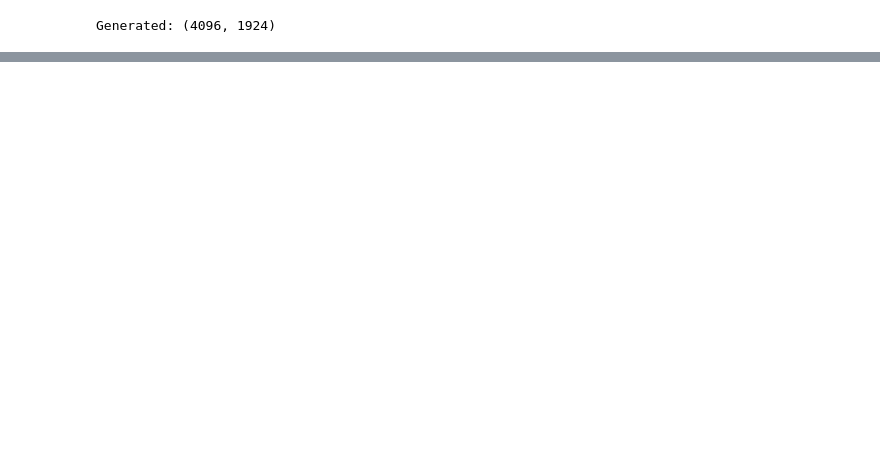
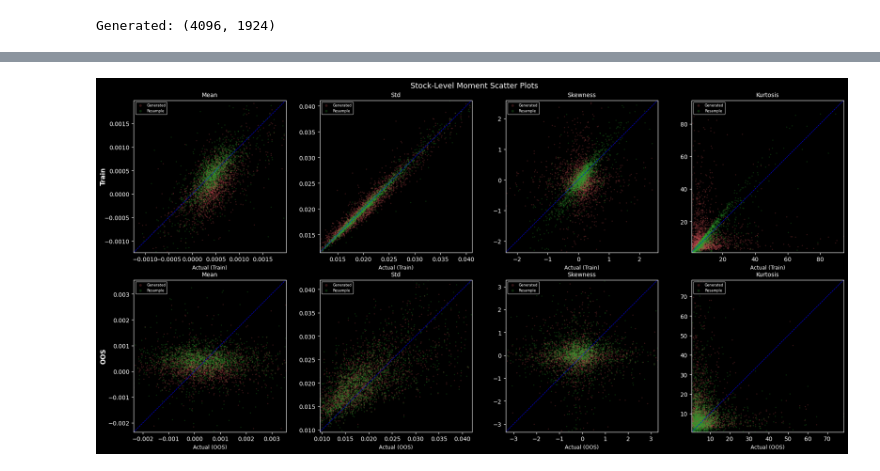
Before and after one commit to yryMax/TailEnhancedFinDiff, a Jupyter notebook: stock_evaluation.ipynb, the cells around one changed output, grey strips where cells are left out. Drawn from its saved outputs; the diff is of its cells as text; code cells hidden in the pictures; blank space fills up the shorter version.

Commit message:
stock price

```diff
--- a/stock_evaluation.ipynb
+++ b/stock_evaluation.ipynb
@@ -273,0 +60,54 @@ Idiosyncratic   0.0022              0.0014
+# %%
+## Stock-Level Moment Scatter Plots
+MOMENTS = {
+    "Mean":     lambda X: np.nanmean(X, axis=0),
+    "Std":      lambda X: np.nanstd(X, axis=0),
+    "Skewness": lambda X: skew(X, axis=0, nan_policy="omit"),
+    "Kurtosis": lambda X: kurtosis(X, axis=0, nan_policy="omit"),
+}
+
+m_actual_tr  = {k: fn(R_train) for k, fn in MOMENTS.items()}
+m_actual_oos = {k: fn(R_test)  for k, fn in MOMENTS.items()}
+m_gen        = {k: fn(R_gen)   for k, fn in MOMENTS.items()}
+m_rs         = {k: fn(R_rs)    for k, fn in MOMENTS.items()}
+
+fig, axes = plt.subplots(2, 4, figsize=(18, 9))
+# per moments
+for col, (mname, _) in enumerate(MOMENTS.items()):
+    # per horizontal axis
+    for row, (actual_label, m_actual) in enumerate([
+            ("Train", m_actual_tr),
+            ("OOS",   m_actual_oos)]):
+        ax  = axes[row, col]
+        x   = m_actual[mname]
+        y_g = m_gen[mname]
+        y_r = m_rs[mname]
+
+        # do not draw the NaN value
+        mask_g = np.isfinite(x) & np.isfinite(y_g)
+        mask_r = np.isfinite(x) & np.isfinite(y_r)
+        all_vals = np.concatenate([x[mask_g], y_g[mask_g],
+                                   x[mask_r], y_r[mask_r]])
+        ax.scatter(x[mask_g], y_g[mask_g], s=5, alpha=0.25, linewidths=0,
+                   color="#c44e52", label="Generated")
+        ax.scatter(x[mask_r], y_r[mask_r], s=5, alpha=0.25, linewidths=0,
+                   color="#2ca02c", label="Resample")
+        lo = np.percentile(all_vals, 1) # dont plot the outliers, otherwise it look insane
+        hi = np.percentile(all_vals, 99)
+        ax.set_xlim(lo, hi)
+        ax.set_ylim(lo, hi)
+        ax.plot([lo, hi], [lo, hi], "b--", lw=0.8)
+        ax.set_xlabel(f"Actual ({actual_label})", fontsize=9)
+        ax.set_title(mname, fontsize=10)
+        ax.set_aspect("equal") # for
+        ax.legend(fontsize=6, markerscale=2, loc="upper left")
+
+# side labela
+for row, label in enumerate(["Train", "OOS"]):
+    axes[row, 0].annotate(label, xy=(-0.22, 0.5), xycoords="axes fraction",
+                          fontsize=11, rotation=90, va="center", fontweight="bold")
+fig.suptitle("Stock-Level Moment Scatter Plots", fontsize=13)
+fig.tight_layout()
+plt.show()
+# %% [output]
+[figure, added]
```
Also changed, not shown: parts of 13 cells of this notebook, 3 other files.
